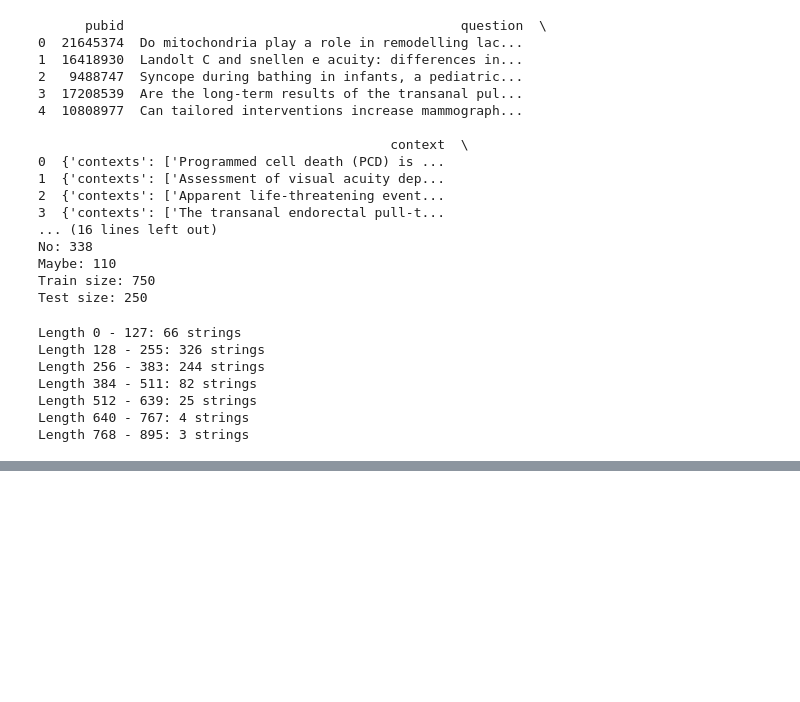
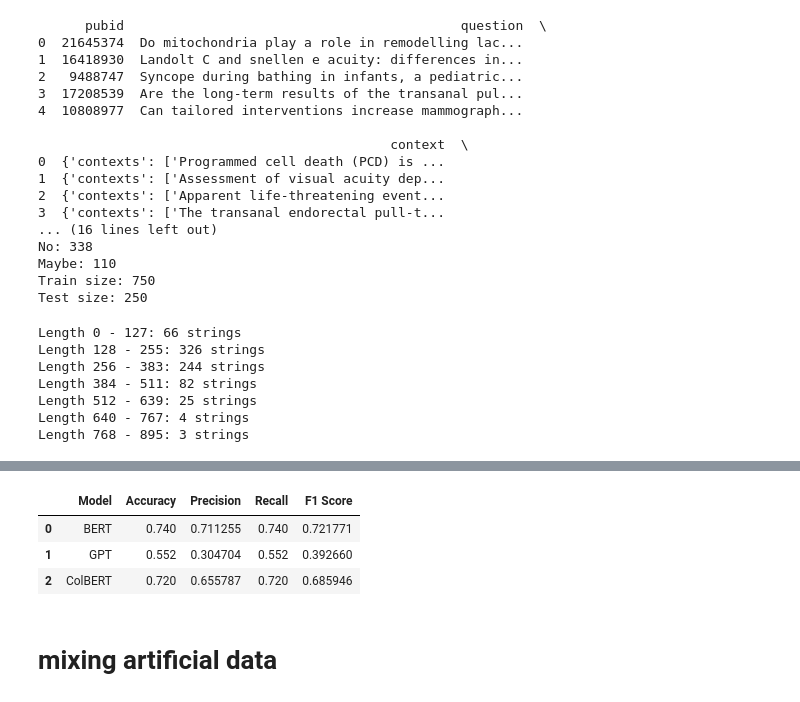
Before and after one commit to trduc97/neural_medical_qa, a Jupyter notebook: diss_medqa_torch.ipynb, the cells around one changed output, grey strips where cells are left out. Cells and saved outputs as stored; diff of their text form; code cells hidden in the pictures; blank space fills up the shorter version.

```diff
--- a/diss_medqa_torch.ipynb
+++ b/diss_medqa_torch.ipynb
@@ -447,0 +538,13 @@ print(df)
+# %%
+trainer_adam = Trainandtest(pubmedqa_train, pubmedqa_test)
+
+for model in models:
+    model_name=model['model_name'],
+    source=model['source'],
+    trainer_adam.model_compile(model_name,source, adamw=False)
+    # Train the model
+    trainer_adam.training(model_name, epochs=10)
+
+    # test the model
+    test_result = trainer_adam.val()
+    trainer_adam.results[model['model_name']] = test_result
@@ -447,0 +583,10 @@ print(df)
+# %%
+result_adam= result_convert(trainer_adam.results)
+result_adam
+# %% [output]
+|  | Model | Accuracy | Precision | Recall | F1 Score |
+| 0 | BERT | 0.740 | 0.711255 | 0.740 | 0.721771 |
+| 1 | GPT | 0.552 | 0.304704 | 0.552 | 0.392660 |
+| 2 | ColBERT | 0.720 | 0.655787 | 0.720 | 0.685946 |
+# %% [markdown]
+# mixing artificial data
```
Also changed, not shown: parts of 13 cells of this notebook.
